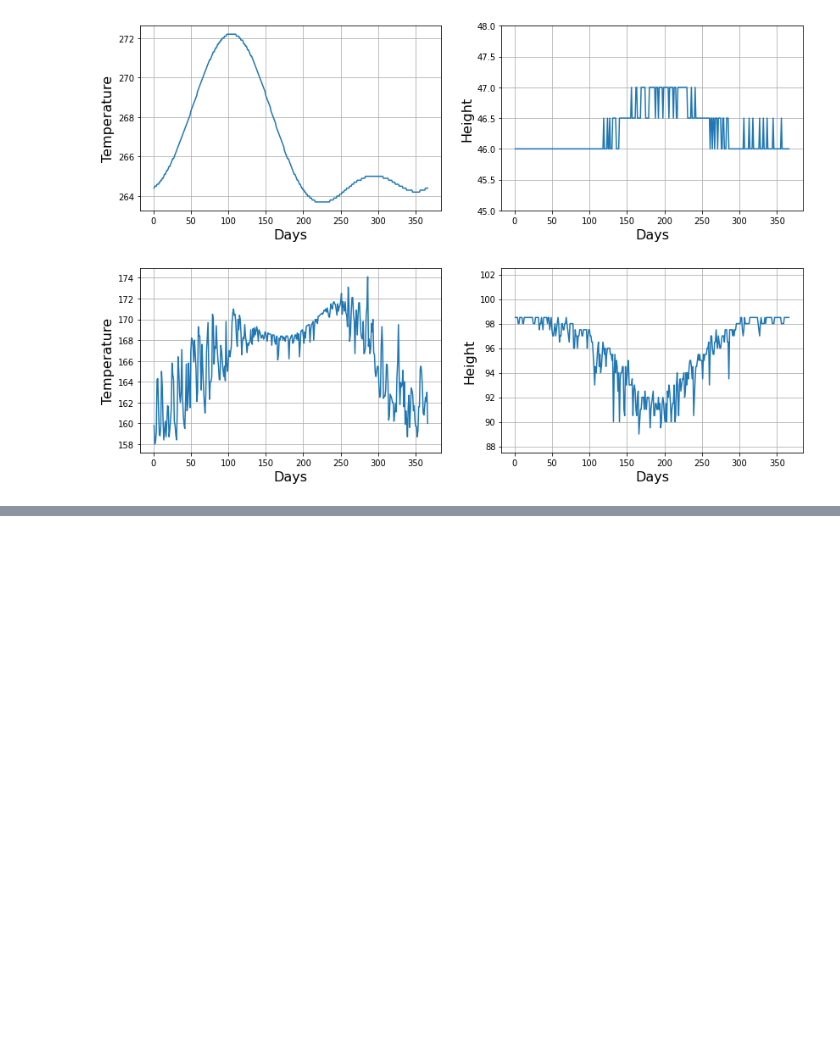
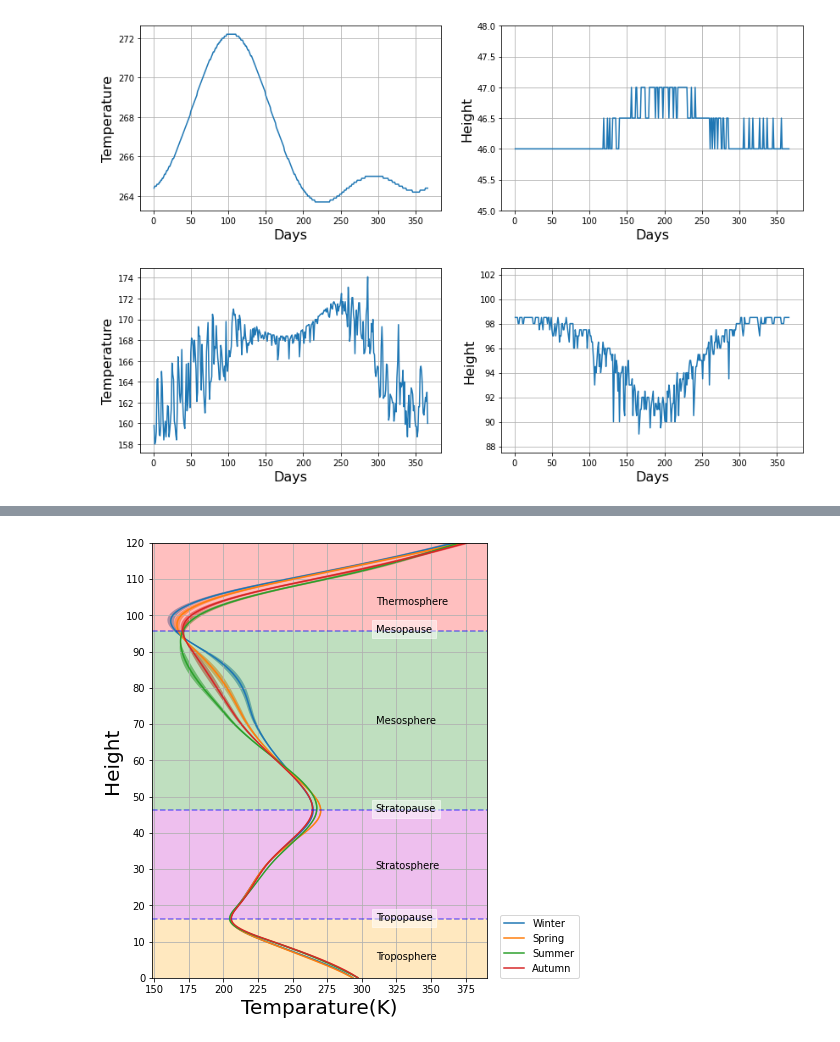
Before and after one commit to alinadevkota/DataViz, a Jupyter notebook: notebooks/data_visualization_turning_points.ipynb, the cells around one changed output, grey strips where cells are left out. Saved outputs shown, nothing was run; the diff lists cells and outputs as text; code cells hidden in the pictures; blank space fills up the shorter version.

Commit message:
Seasonal Vertical Profile added

```diff
--- a/notebooks/data_visualization_turning_points.ipynb
+++ b/notebooks/data_visualization_turning_points.ipynb
@@ -310,0 +315,20 @@ ax[1].grid()
+# %%
+season_dfs = {}
+for season, months in seasons.items():
+    day = 0
+    season_df = pd.DataFrame(columns=['height'])
+    for month in months:
+        month_df = sorted_dfs[month]
+        season_df['height'] = month_df['height']
+        columns = month_df.columns
+        temp_cols = [x for x in columns if 'temperature' in x and 'avg' not in x]
+        for temp_col in temp_cols:
+            day = day + 1
+            season_df[f'temperature_{day}'] = month_df[temp_col]
+    season_tcols = [x for x in season_df.columns if 'temperature' in x]
+    season_df['avg_temperature'] = season_df[season_tcols].mean(axis=1)
+    season_df['sd'] = season_df[season_tcols].std(axis=1)
+    season_dfs[season] = season_df
+# %%
+w_df = season_dfs['Winter']
+w_df
@@ -310,0 +349,45 @@ ax[1].grid()
+# %%
+fig,ax = plt.subplots(1, figsize=(6, 8))
+for season, df in season_dfs.items():
+    x =  df['avg_temperature'].values
+    y = df['height'].values
+    x_error = w_df['sd'].values
+    ax.plot(x, y, label=season)
+    # ax.errorbar(y, x, yerr = x_error)
+    ax.fill_betweenx(y, x-x_error, x+x_error, alpha=0.5)
+    ax.set_xlabel('Height', fontsize=16)
+    ax.set_ylabel('Temperature (K)', fontsize=16)
+
+plt.axhspan(0, topo_height, facecolor='orange', alpha=0.25)
+plt.axhspan(topo_height, strato_height, facecolor='m', alpha=0.25)
+plt.axhspan(strato_height, meso_height, facecolor='g', alpha=0.25)
+plt.axhspan(meso_height, 120, facecolor='r', alpha=0.25)
+
+plt.axhline(y=topo_height, color='b', linestyle='--', alpha=0.5)
+plt.axhline(y=strato_height, color='b', linestyle='--', alpha=0.5)
+plt.axhline(y=meso_height, color='b', linestyle='--', alpha=0.5)
+
+plt.text(310, 5, 'Troposphere')
+plt.text(310, 30, 'Stratosphere')
+plt.text(310, 70, 'Mesosphere')
+plt.text(310, 103, 'Thermosphere')
+
+t1 = plt.text(310, topo_height - 0.5, 'Tropopause')
+t2 = plt.text(310, strato_height - 0.5, 'Stratopause')
+t3 = plt.text(310, meso_height - 0.5, 'Mesopause')
+t1.set_bbox(dict(facecolor='white', alpha=0.5, edgecolor='white'))
+t2.set_bbox(dict(facecolor='white', alpha=0.5, edgecolor='white'))
+t3.set_bbox(dict(facecolor='white', alpha=0.5, edgecolor='white'))
+
+ax.set_ylim(0,120)
+
+ax.set_xlabel("Temparature(K)", fontsize=20)
+ax.set_ylabel("Height", fontsize=20)
+ax.xaxis.set_major_locator(MultipleLocator(25))
+ax.yaxis.set_major_locator(MultipleLocator(10))
+ax.grid()
+plt.legend(loc=(1.04,0))
+plt.savefig('./output/season_wise_line_plot_vertical.pdf')
+plt.show()
+# %% [output]
+[figure, added]
```
Also changed, not shown: parts of 6 cells of this notebook.
